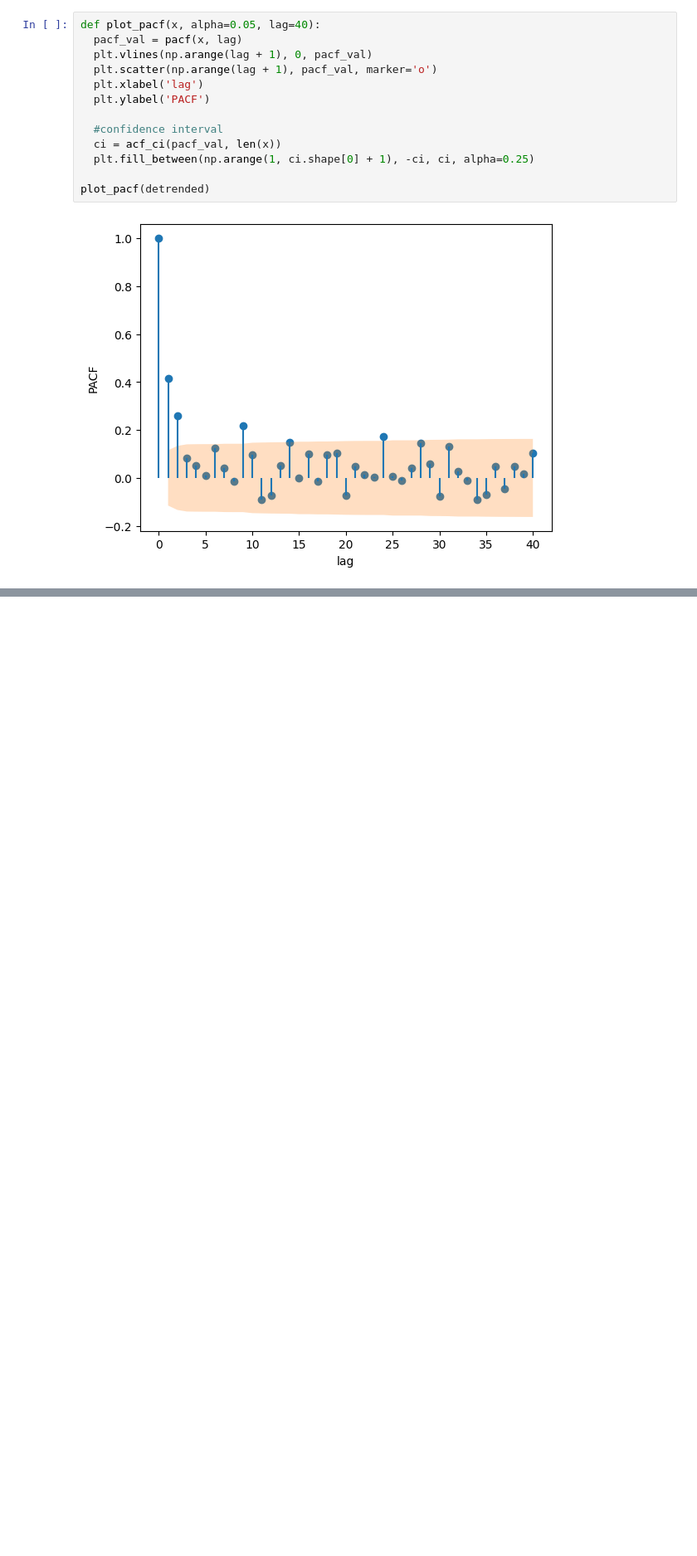
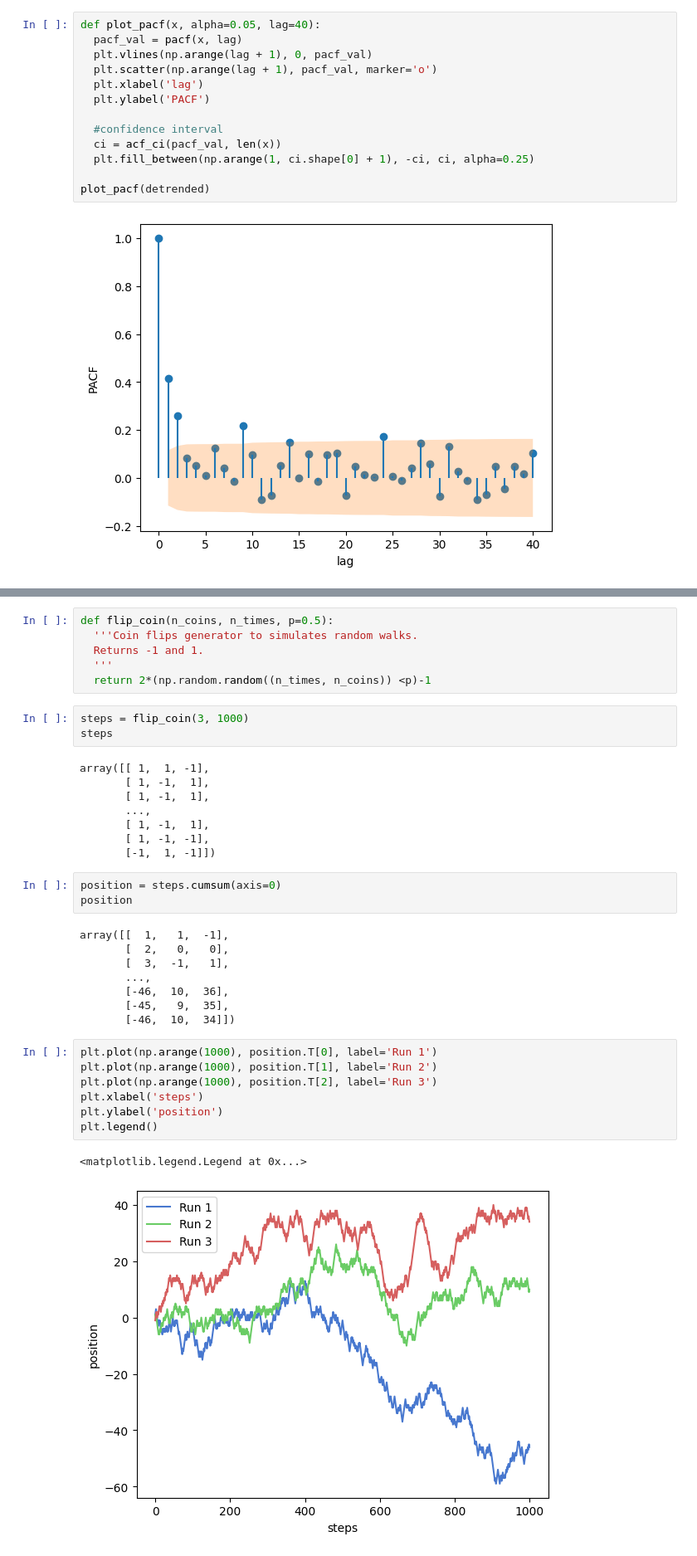
Before and after one commit to taniagmangolini/machine-learning, a Jupyter notebook: temporal_series/time_series_book.ipynb, the cells around one changed output, grey strips where cells are left out. Shown at 83% size. Cells and saved outputs as stored; diff of their text form; blank space fills up the shorter version.

Commit message:
time series chap 8 - random walks

```diff
--- a/temporal_series/time_series.ipynb
+++ b/temporal_series/time_series_book.ipynb
@@ -1851,0 +1860,38 @@ plot_pacf(detrended)
+# %%
+def flip_coin(n_coins, n_times, p=0.5):
+  '''Coin flips generator to simulates random walks.
+  Returns -1 and 1.
+  '''
+  return 2*(np.random.random((n_times, n_coins)) <p)-1
+# %%
+steps = flip_coin(3, 1000)
+steps
+# %% [output]
+array([[ 1,  1, -1],
+       [ 1, -1,  1],
+       [ 1, -1,  1],
+       ...,
+       [ 1, -1,  1],
+       [ 1, -1, -1],
+       [-1,  1, -1]])
+# %%
+position = steps.cumsum(axis=0)
+position
+# %% [output]
+array([[  1,   1,  -1],
+       [  2,   0,   0],
+       [  3,  -1,   1],
+       ...,
+       [-46,  10,  36],
+       [-45,   9,  35],
+       [-46,  10,  34]])
+# %%
+plt.plot(np.arange(1000), position.T[0], label='Run 1')
+plt.plot(np.arange(1000), position.T[1], label='Run 2')
+plt.plot(np.arange(1000), position.T[2], label='Run 3')
+plt.xlabel('steps')
+plt.ylabel('position')
+plt.legend()
+# %% [output]
+<matplotlib.legend.Legend at 0x...>
+[figure, added]
```
Also changed, not shown: parts of 14 cells of this notebook.
